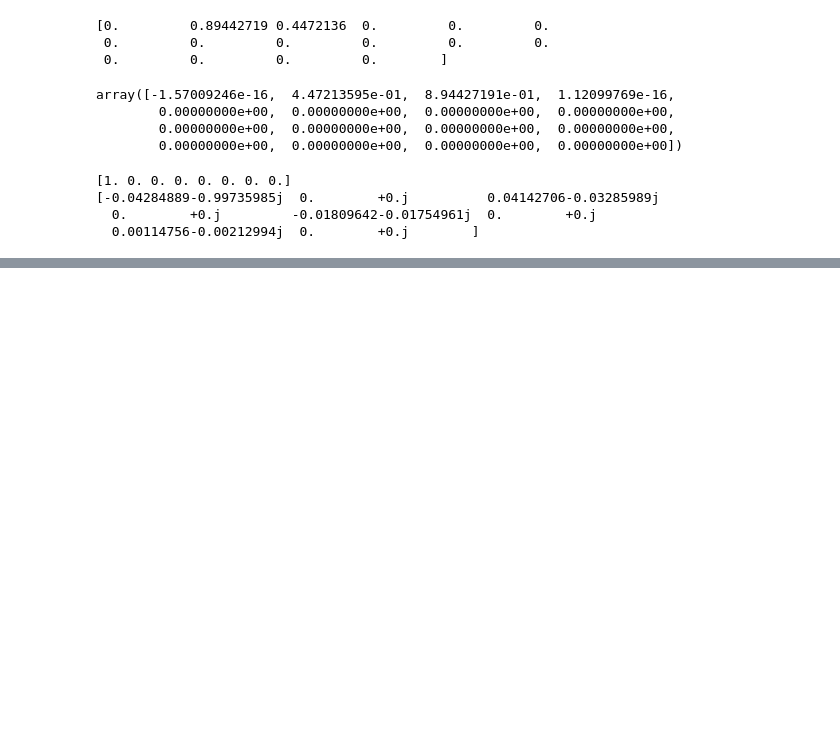
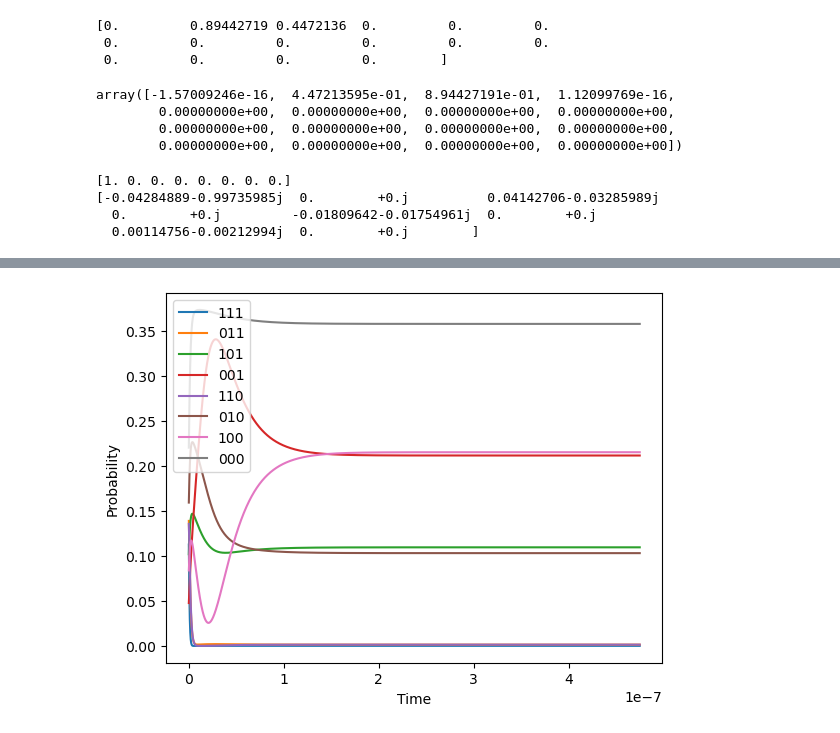
Before and after one commit to 1dividedby0/rabbit, a Jupyter notebook: mps.ipynb, the cells around one changed output, grey strips where cells are left out. Drawn from its saved outputs; the diff is of its cells as text; code cells hidden in the pictures; blank space fills up the shorter version.

```diff
--- a/mps.ipynb
+++ b/mps.ipynb
@@ -717,0 +693,18 @@ print(reconstruct(initial))
+# %%
+# initial_state = mps(tensor_list([[[0], [1]]] * N))
+initial_state = mps(norm(haar_state(3)))
+tlist = np.linspace(0.0, time_, steps+1)
+
+evs = np.array(swap_tebd(onsite_weight, 0.25*nn, 0.25*nnn, initial_state, steps, time_, imaginary=False))
+for i in range(len(evs)):
+    evs[i] = np.abs(evs[i])**2
+
+plt.figure()
+for s in range(8):
+   plt.plot(tlist, evs[:, s])
+plt.legend(('111', '011', '101', '001', '110', '010', '100', '000'))
+plt.xlabel('Time')
+plt.ylabel('Probability')
+plt.show()
+# %% [output]
+[figure, added]
```
Also changed, not shown: parts of 6 cells of this notebook.
